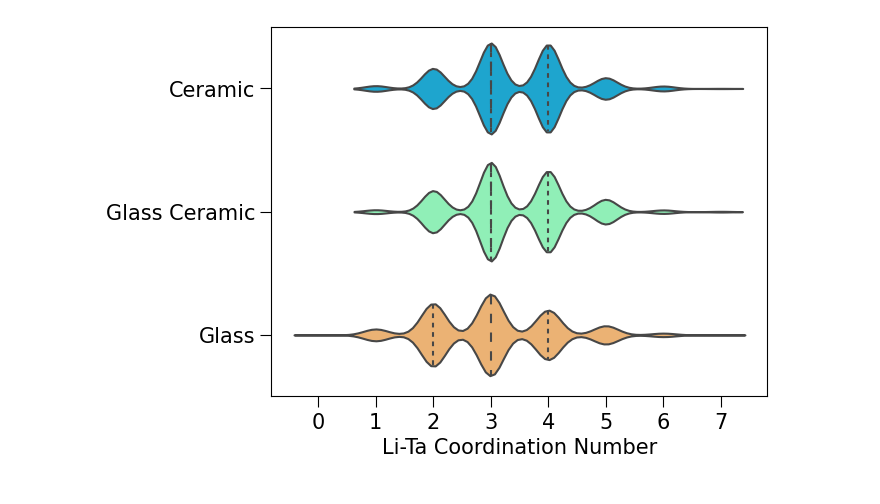
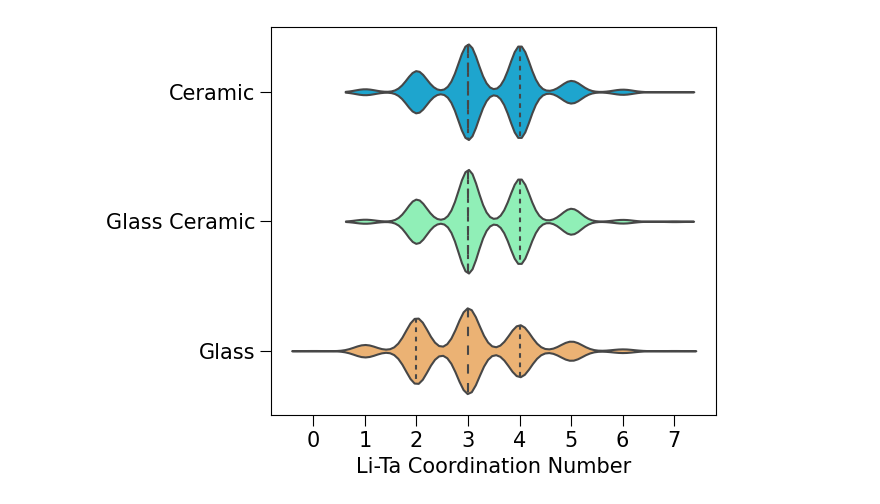
Before and after one commit to Kvieta1990/Working_Proj, a Jupyter notebook: Research/SMZ_RMC_LTCO_2023/li_ta_coord_ceramic/li_ta_coord_ceramic.ipynb, the cells around one changed output. Cells and saved outputs as stored; diff of their text form; code cells hidden in the pictures.

```diff
--- a/Research/SMZ_RMC_LTCO_2023/li_ta_coord_ceramic/li_ta_coord_ceramic.ipynb
+++ b/Research/SMZ_RMC_LTCO_2023/li_ta_coord_ceramic/li_ta_coord_ceramic.ipynb
@@ -107,24 +107,25 @@ for i in range(input_rmc_config.numAtoms):
 # %%
 import seaborn as sns
 import matplotlib.pyplot as plt
 import numpy as np
 
 # Example data
 data1 = li_ta_coord_c
 data2 = li_ta_coord_gc
 data3 = li_ta_coord_g
 
 # Combine data into a DataFrame
 import pandas as pd
 
 df = pd.DataFrame({'Ceramic': data1, 'Glass Ceramic': data2, 'Glass': data3})
 
 # Create horizontal violin plot
-sns.violinplot(data=df, palette="rainbow", orient="h", inner="quart")
+ax = sns.violinplot(data=df, palette="rainbow", orient="h", inner="quart")
 plt.xlabel('Li-Ta Coordination Number', fontsize=15)
 plt.xticks(fontsize=15)
 plt.yticks(fontsize=15)
 plt.tick_params(axis='both', which='both', length=8)
+plt.tight_layout()
 plt.show()
 # %% [output]
-[figure, old version]
+[figure, new version]
```
Also changed, not shown: parts of 4 cells of this notebook, 29 other files.
